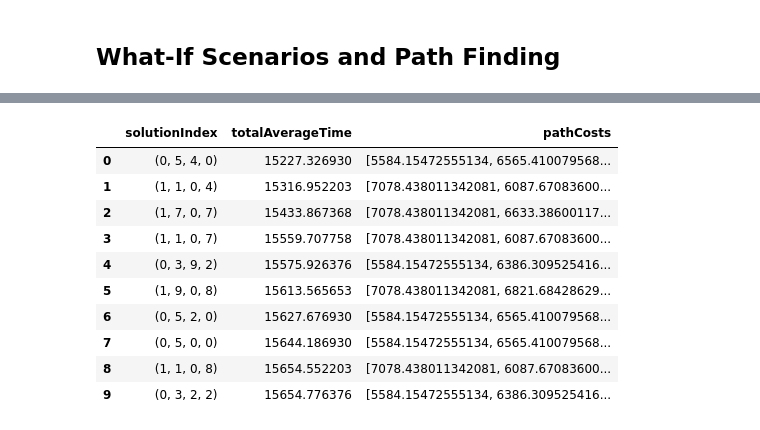
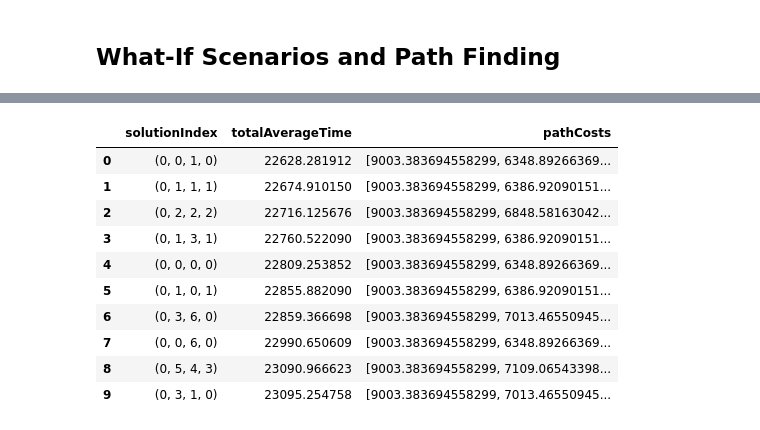
Before and after one commit to neo4j-product-examples/supply-chain-logistics-demo, a Jupyter notebook: part3-path-finding-and-what-if/route-finding-demo.ipynb, the cells around one changed output, grey strips where cells are left out. Saved outputs shown, nothing was run; the diff lists cells and outputs as text; code cells hidden in the pictures.

```diff
--- a/part3-path-finding-and-what-if/route-finding-demo.ipynb
+++ b/part3-path-finding-and-what-if/route-finding-demo.ipynb
@@ -294,7 +294,16 @@ relationship_proj_query =  '''
     MATCH(n0)-[r:RECEPTION|DEPARTURE|TRANSPORT|DELIVERY]->(n1)
     RETURN id(n0) AS source, id(n1) AS target, type(r) AS type,
         CASE
-            WHEN n1.name in $delayAirportNames THEN $delayMultiplier * avg(r.effectiveMinutes)
+            WHEN (n1.name in $delayAirportNames) AND (type(r) in ["TRANSPORT", "DEPARTURE"])
+                THEN $delayMultiplier * avg(r.effectiveMinutes)
             ELSE avg(r.effectiveMinutes)
             END AS averageEffectiveMinutes
     '''
+# %%
+g.drop()
+g, _ = gds.graph.project.cypher('proj', node_proj_query, relationship_proj_query
+    , parameters = {'delayAirportNames': ['Richardberg'], 'delayMultiplier': 3.0})
+
+top_k_df = ds_utils.top_k_solutions_from_names(gds, g, source_airport_names, target_airport_name).rename(columns={'totalCost':'totalAverageTime'})
+ds_utils.write_solution_to_db(gds, top_k_df.relationships[0], 'BEST_YENS_PATH')
+top_k_df[['solutionIndex', 'totalAverageTime', 'pathCosts']]
@@ -301,20 +322,20 @@ relationship_proj_query =  '''
 # %%
 g.drop()
 g, _ = gds.graph.project.cypher('proj', node_proj_query, relationship_proj_query
-    , parameters = {'delayAirportNames': ['Shanefort'], 'delayMultiplier': 3.0})
+                                , parameters = {'delayAirportNames': ['Richardberg', 'Shanefort', 'Davisfort'], 'delayMultiplier': 3.0})
 
 top_k_df = ds_utils.top_k_solutions_from_names(gds, g, source_airport_names, target_airport_name).rename(columns={'totalCost':'totalAverageTime'})
 ds_utils.write_solution_to_db(gds, top_k_df.relationships[0], 'BEST_YENS_PATH')
 top_k_df[['solutionIndex', 'totalAverageTime', 'pathCosts']]
 # %% [output]
 |  | solutionIndex | totalAverageTime | pathCosts |
-| 0 | (0, 5, 4, 0) | 15227.326930 | [5584.15472555134, 6565.410079568... |
-| 1 | (1, 1, 0, 4) | 15316.952203 | [7078.438011342081, 6087.67083600... |
-| 2 | (1, 7, 0, 7) | 15433.867368 | [7078.438011342081, 6633.38600117... |
-| 3 | (1, 1, 0, 7) | 15559.707758 | [7078.438011342081, 6087.67083600... |
-| 4 | (0, 3, 9, 2) | 15575.926376 | [5584.15472555134, 6386.309525416... |
-| 5 | (1, 9, 0, 8) | 15613.565653 | [7078.438011342081, 6821.68428629... |
-| 6 | (0, 5, 2, 0) | 15627.676930 | [5584.15472555134, 6565.410079568... |
-| 7 | (0, 5, 0, 0) | 15644.186930 | [5584.15472555134, 6565.410079568... |
-| 8 | (1, 1, 0, 8) | 15654.552203 | [7078.438011342081, 6087.67083600... |
-| 9 | (0, 3, 2, 2) | 15654.776376 | [5584.15472555134, 6386.309525416... |
+| 0 | (0, 0, 1, 0) | 22628.281912 | [9003.383694558299, 6348.89266369... |
+| 1 | (0, 1, 1, 1) | 22674.910150 | [9003.383694558299, 6386.92090151... |
+| 2 | (0, 2, 2, 2) | 22716.125676 | [9003.383694558299, 6848.58163042... |
+| 3 | (0, 1, 3, 1) | 22760.522090 | [9003.383694558299, 6386.92090151... |
+| 4 | (0, 0, 0, 0) | 22809.253852 | [9003.383694558299, 6348.89266369... |
+| 5 | (0, 1, 0, 1) | 22855.882090 | [9003.383694558299, 6386.92090151... |
+| 6 | (0, 3, 6, 0) | 22859.366698 | [9003.383694558299, 7013.46550945... |
+| 7 | (0, 0, 6, 0) | 22990.650609 | [9003.383694558299, 6348.89266369... |
+| 8 | (0, 5, 4, 3) | 23090.966623 | [9003.383694558299, 7109.06543398... |
+| 9 | (0, 3, 1, 0) | 23095.254758 | [9003.383694558299, 7013.46550945... |
```
Also changed, not shown: parts of 4 cells of this notebook, 2 other files.
